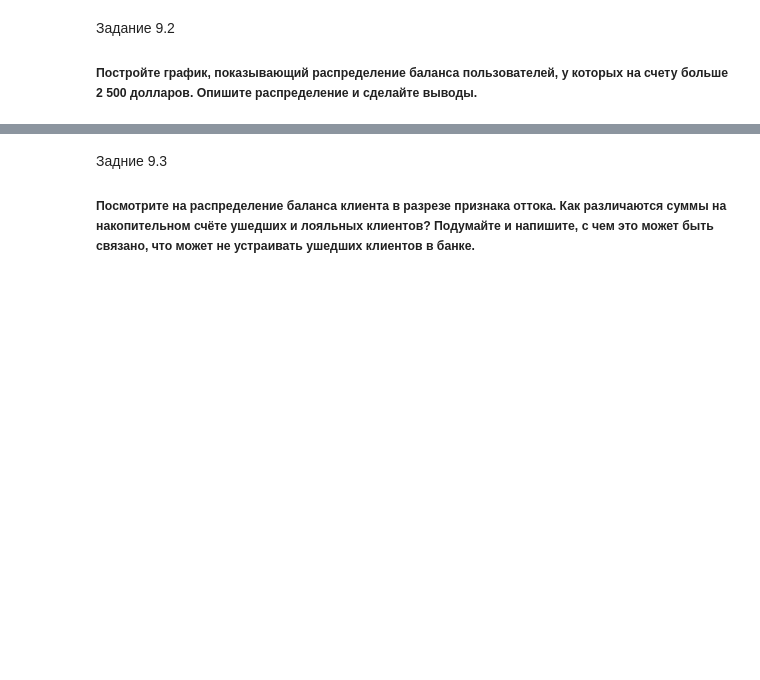
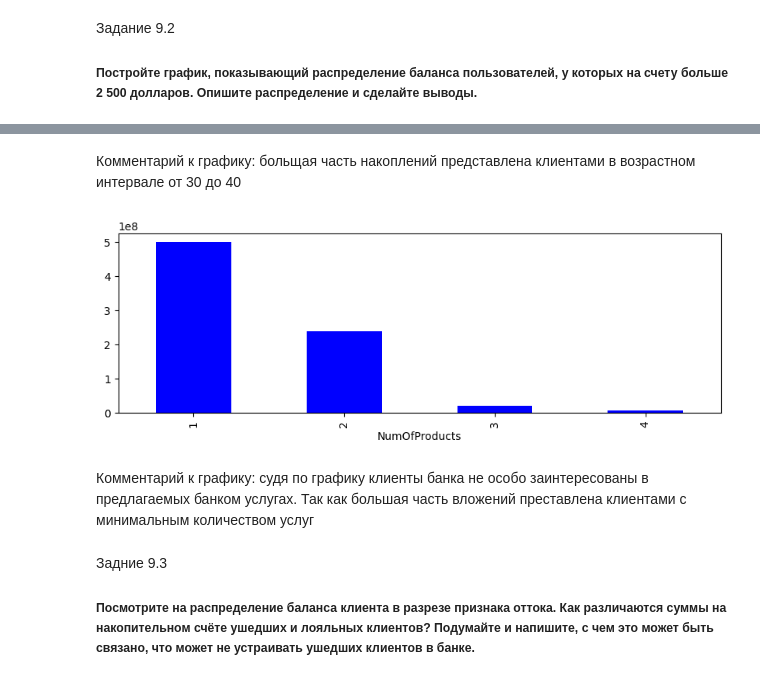
Before and after one commit to schdlr50/SF_Pandas_data_visualization, a Jupyter notebook: (Lesson 9) final task/les9.ipynb, the cells around one changed output, grey strips where cells are left out. Saved outputs shown, nothing was run; the diff lists cells and outputs as text; code cells hidden in the pictures; blank space fills up the shorter version.

```diff
--- a/(Lesson 9) final task/les9.ipynb
+++ b/(Lesson 9) final task/les9.ipynb
@@ -79,3 +76,17 @@ boxplot = sns.boxplot(
+# %% [markdown]
+Комментарий к графику: больщая часть накоплений представлена клиентами в возрастном интервале от 30 до 40
+# %%
+balance_client = churn_data[mask1].groupby(['NumOfProducts'])['Balance'].sum()
+balance_client.plot(
+    kind='bar',
+    grid=False,
+    figsize=(10, 3),
+    colormap='winter'
+);
+# %% [output]
+[figure, added]
+# %% [markdown]
+Комментарий к графику: судя по графику клиенты банка не особо заинтересованы в предлагаемых банком услугах. Так как большая часть вложений преставлена клиентами с минимальным количеством услуг
 # %% [markdown]
 Задние 9.3
 ##### Посмотрите на распределение баланса клиента в разрезе признака оттока. Как различаются суммы на накопительном счёте ушедших и лояльных клиентов? Подумайте и напишите, с чем это может быть связано, что может не устраивать ушедших клиентов в банке.
```
Also changed, not shown: parts of 13 cells of this notebook.
